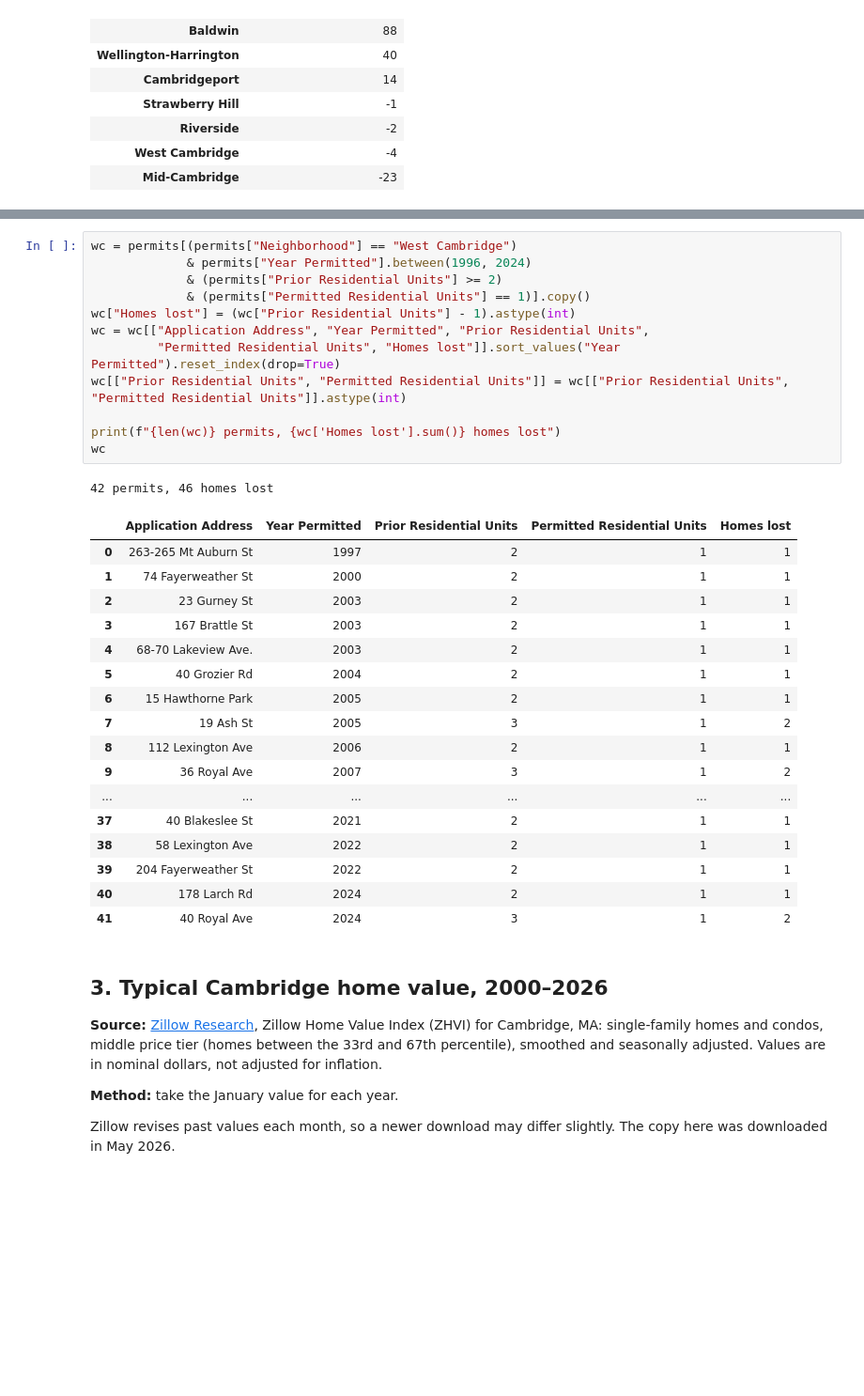
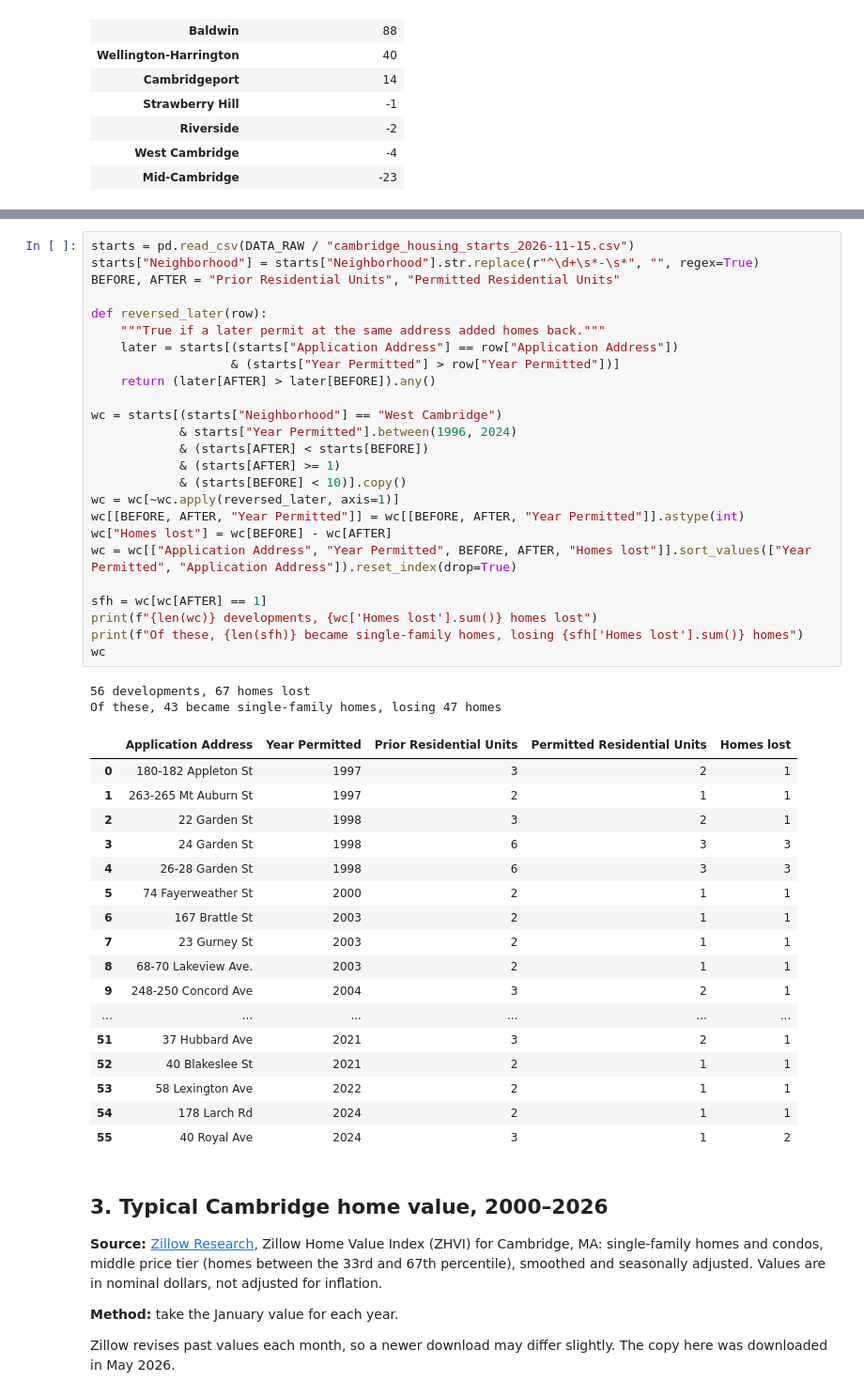
Before and after one commit to abettercambridge/public-posts, a Jupyter notebook: cambridge-housing-affordability/notebooks/affordable_cambridge_website_citations.ipynb, the cells around one changed output, grey strips where cells are left out. Shown at 94% size. Cells and saved outputs as stored; diff of their text form; blank space fills up the shorter version.

```diff
--- a/cambridge-housing-affordability/notebooks/affordable_cambridge_website_citations.ipynb
+++ b/cambridge-housing-affordability/notebooks/affordable_cambridge_website_citations.ipynb
@@ -56,34 +61,48 @@ net.to_frame()
 # %%
-wc = permits[(permits["Neighborhood"] == "West Cambridge")
-             & permits["Year Permitted"].between(1996, 2024)
-             & (permits["Prior Residential Units"] >= 2)
-             & (permits["Permitted Residential Units"] == 1)].copy()
-wc["Homes lost"] = (wc["Prior Residential Units"] - 1).astype(int)
-wc = wc[["Application Address", "Year Permitted", "Prior Residential Units",
-         "Permitted Residential Units", "Homes lost"]].sort_values("Year Permitted").reset_index(drop=True)
-wc[["Prior Residential Units", "Permitted Residential Units"]] = wc[["Prior Residential Units", "Permitted Residential Units"]].astype(int)
+starts = pd.read_csv(DATA_RAW / "cambridge_housing_starts_2026-11-15.csv")
+starts["Neighborhood"] = starts["Neighborhood"].str.replace(r"^\d+\s*-\s*", "", regex=True)
+BEFORE, AFTER = "Prior Residential Units", "Permitted Residential Units"
 
-print(f"{len(wc)} permits, {wc['Homes lost'].sum()} homes lost")
+def reversed_later(row):
+    """True if a later permit at the same address added homes back."""
+    later = starts[(starts["Application Address"] == row["Application Address"])
+                   & (starts["Year Permitted"] > row["Year Permitted"])]
+    return (later[AFTER] > later[BEFORE]).any()
+
+wc = starts[(starts["Neighborhood"] == "West Cambridge")
+            & starts["Year Permitted"].between(1996, 2024)
+            & (starts[AFTER] < starts[BEFORE])
+            & (starts[AFTER] >= 1)
+            & (starts[BEFORE] < 10)].copy()
+wc = wc[~wc.apply(reversed_later, axis=1)]
+wc[[BEFORE, AFTER, "Year Permitted"]] = wc[[BEFORE, AFTER, "Year Permitted"]].astype(int)
+wc["Homes lost"] = wc[BEFORE] - wc[AFTER]
+wc = wc[["Application Address", "Year Permitted", BEFORE, AFTER, "Homes lost"]].sort_values(["Year Permitted", "Application Address"]).reset_index(drop=True)
+
+sfh = wc[wc[AFTER] == 1]
+print(f"{len(wc)} developments, {wc['Homes lost'].sum()} homes lost")
+print(f"Of these, {len(sfh)} became single-family homes, losing {sfh['Homes lost'].sum()} homes")
 wc
 # %% [output]
-42 permits, 46 homes lost
+56 developments, 67 homes lost
+Of these, 43 became single-family homes, losing 47 homes
 |  | Application Address | Year Permitted | Prior Residential Units | Permitted Residential Units | Homes lost |
-| 0 | 263-265 Mt Auburn St | 1997 | 2 | 1 | 1 |
-| 1 | 74 Fayerweather St | 2000 | 2 | 1 | 1 |
-| 2 | 23 Gurney St | 2003 | 2 | 1 | 1 |
-| 3 | 167 Brattle St | 2003 | 2 | 1 | 1 |
-| 4 | 68-70 Lakeview Ave. | 2003 | 2 | 1 | 1 |
-| 5 | 40 Grozier Rd | 2004 | 2 | 1 | 1 |
-| 6 | 15 Hawthorne Park | 2005 | 2 | 1 | 1 |
-| 7 | 19 Ash St | 2005 | 3 | 1 | 2 |
-| 8 | 112 Lexington Ave | 2006 | 2 | 1 | 1 |
-| 9 | 36 Royal Ave | 2007 | 3 | 1 | 2 |
+| 0 | 180-182 Appleton St | 1997 | 3 | 2 | 1 |
+| 1 | 263-265 Mt Auburn St | 1997 | 2 | 1 | 1 |
+| 2 | 22 Garden St | 1998 | 3 | 2 | 1 |
+| 3 | 24 Garden St | 1998 | 6 | 3 | 3 |
+| 4 | 26-28 Garden St | 1998 | 6 | 3 | 3 |
+| 5 | 74 Fayerweather St | 2000 | 2 | 1 | 1 |
+| 6 | 167 Brattle St | 2003 | 2 | 1 | 1 |
+| 7 | 23 Gurney St | 2003 | 2 | 1 | 1 |
+| 8 | 68-70 Lakeview Ave. | 2003 | 2 | 1 | 1 |
+| 9 | 248-250 Concord Ave | 2004 | 3 | 2 | 1 |
 | ... | ... | ... | ... | ... | ... |
-| 37 | 40 Blakeslee St | 2021 | 2 | 1 | 1 |
-| 38 | 58 Lexington Ave | 2022 | 2 | 1 | 1 |
-| 39 | 204 Fayerweather St | 2022 | 2 | 1 | 1 |
-| 40 | 178 Larch Rd | 2024 | 2 | 1 | 1 |
-| 41 | 40 Royal Ave | 2024 | 3 | 1 | 2 |
+| 51 | 37 Hubbard Ave | 2021 | 3 | 2 | 1 |
+| 52 | 40 Blakeslee St | 2021 | 2 | 1 | 1 |
+| 53 | 58 Lexington Ave | 2022 | 2 | 1 | 1 |
+| 54 | 178 Larch Rd | 2024 | 2 | 1 | 1 |
+| 55 | 40 Royal Ave | 2024 | 3 | 1 | 2 |
 # %% [markdown]
 ## 3. Typical Cambridge home value, 2000–2026
 
```
Also changed, not shown: parts of 2 cells of this notebook, 1 other file.
